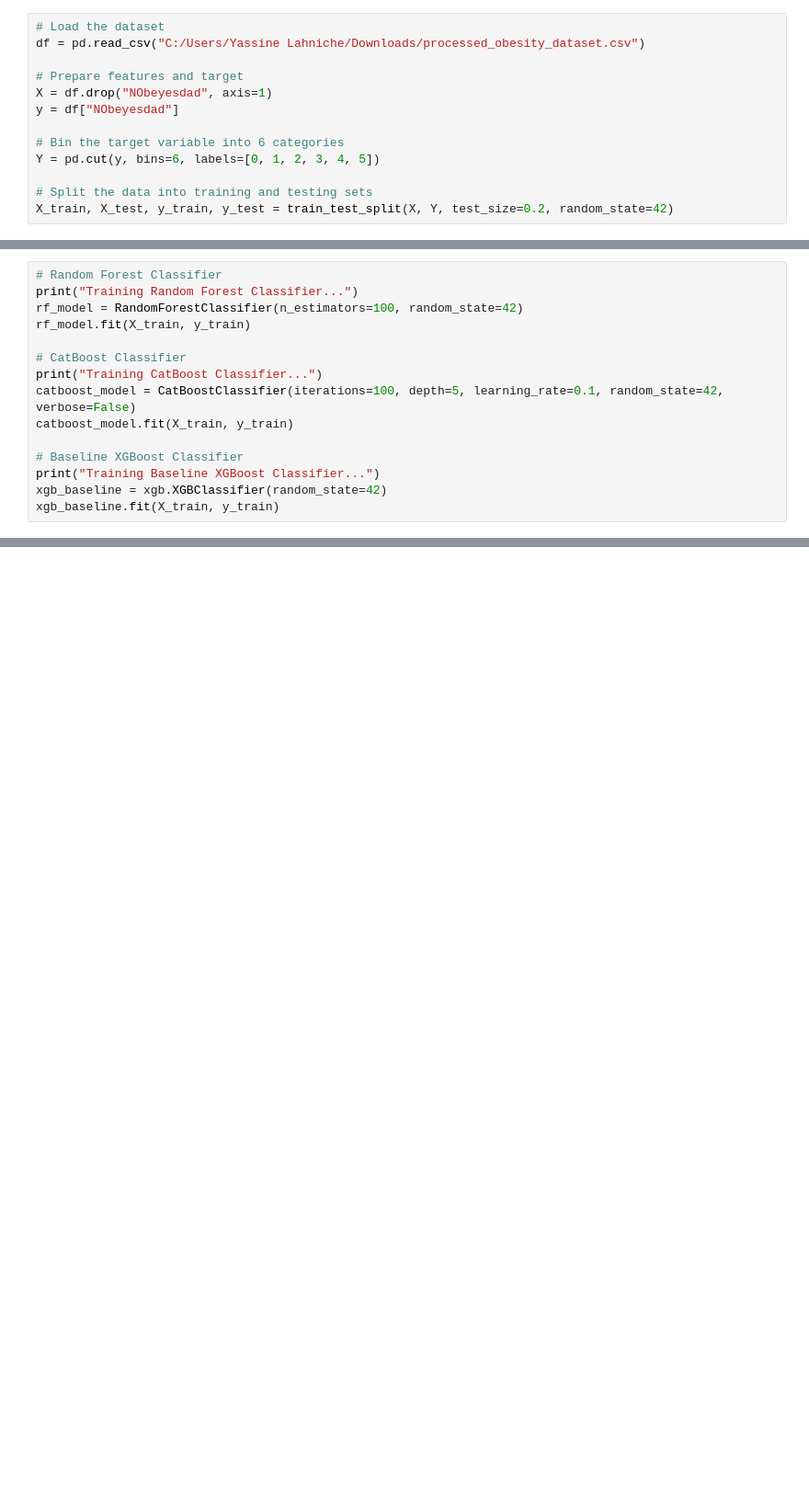
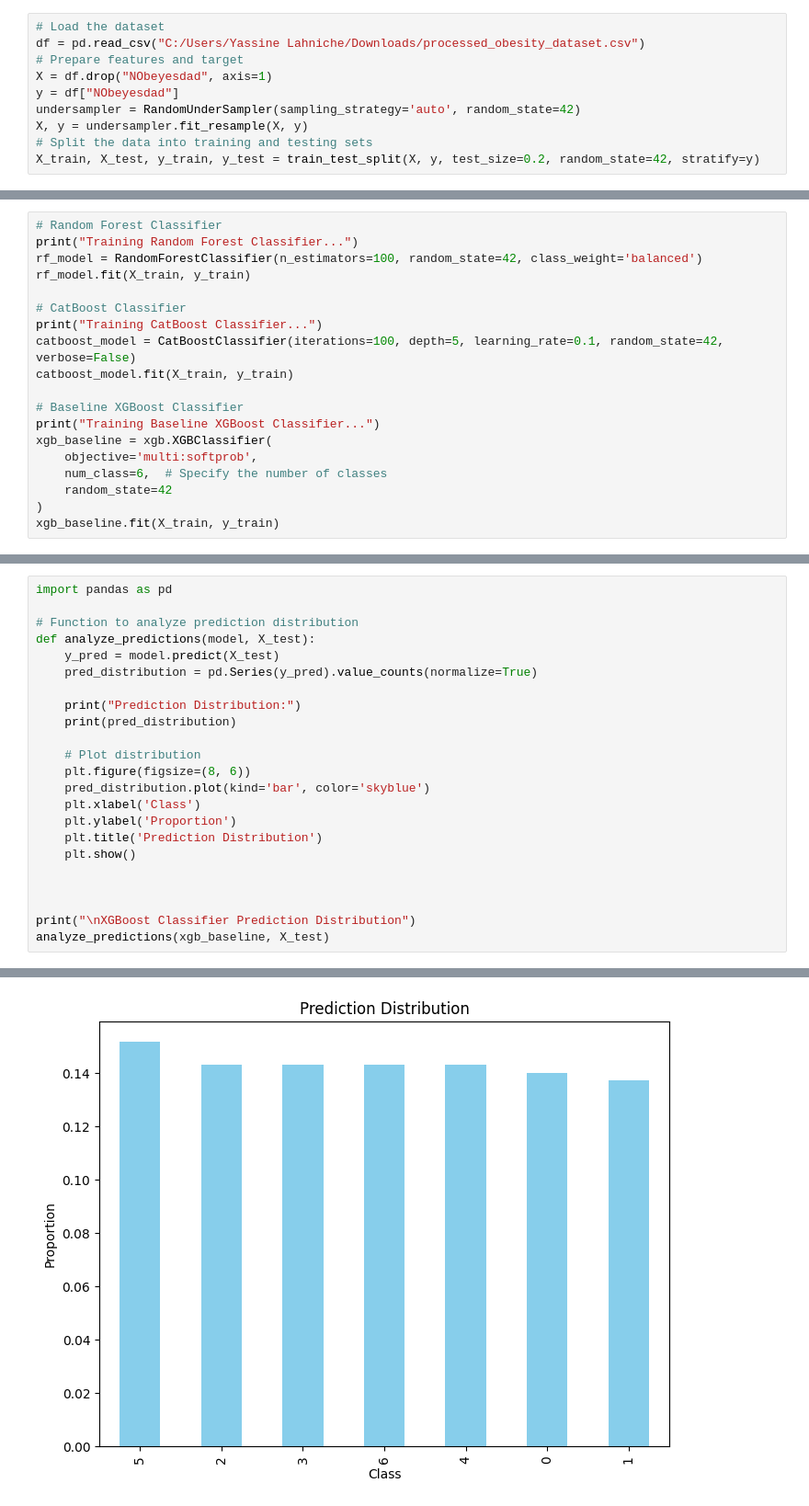
Before and after one commit to YassineLahniche/Coding-Week, a Jupyter notebook: notebooks/Training_models.ipynb, the cells around one changed output, grey strips where cells are left out. Shown at 92% size. Cells and saved outputs as stored; diff of their text form; blank space fills up the shorter version.

Commit message:
Undersampling

```diff
--- a/notebooks/Training_models.ipynb
+++ b/notebooks/Training_models.ipynb
@@ -20,13 +22,10 @@ import pickle
 # %%
 # Load the dataset
 df = pd.read_csv("C:/Users/Yassine Lahniche/Downloads/processed_obesity_dataset.csv")
-
 # Prepare features and target
 X = df.drop("NObeyesdad", axis=1)
 y = df["NObeyesdad"]
-
-# Bin the target variable into 6 categories
-Y = pd.cut(y, bins=6, labels=[0, 1, 2, 3, 4, 5])
-
+undersampler = RandomUnderSampler(sampling_strategy='auto', random_state=42)
+X, y = undersampler.fit_resample(X, y)
 # Split the data into training and testing sets
-X_train, X_test, y_train, y_test = train_test_split(X, Y, test_size=0.2, random_state=42)
+X_train, X_test, y_train, y_test = train_test_split(X, y, test_size=0.2, random_state=42, stratify=y)
@@ -33,7 +55,7 @@ X_train, X_test, y_train, y_test = train_test_split(X, Y, test_size=0.2, random_
 # %%
 # Random Forest Classifier
 print("Training Random Forest Classifier...")
-rf_model = RandomForestClassifier(n_estimators=100, random_state=42)
+rf_model = RandomForestClassifier(n_estimators=100, random_state=42, class_weight='balanced')
 rf_model.fit(X_train, y_train)
 
 # CatBoost Classifier
@@ -43,7 +65,11 @@ catboost_model.fit(X_train, y_train)
 
 # Baseline XGBoost Classifier
 print("Training Baseline XGBoost Classifier...")
-xgb_baseline = xgb.XGBClassifier(random_state=42)
+xgb_baseline = xgb.XGBClassifier(
+    objective='multi:softprob',
+    num_class=6,  # Specify the number of classes
+    random_state=42
+)
 xgb_baseline.fit(X_train, y_train)
 # %% [output]
 Training Random Forest Classifier...
@@ -213,0 +154,24 @@ Models saved successfully!
+# %%
+import pandas as pd
+
+# Function to analyze prediction distribution
+def analyze_predictions(model, X_test):
+    y_pred = model.predict(X_test)
+    pred_distribution = pd.Series(y_pred).value_counts(normalize=True)
+
+    print("Prediction Distribution:")
+    print(pred_distribution)
+
+    # Plot distribution
+    plt.figure(figsize=(8, 6))
+    pred_distribution.plot(kind='bar', color='skyblue')
+    plt.xlabel('Class')
+    plt.ylabel('Proportion')
+    plt.title('Prediction Distribution')
+    plt.show()
+
+
+
+print("\nXGBoost Classifier Prediction Distribution")
+analyze_predictions(xgb_baseline, X_test)
+# %% [output]
@@ -213,0 +188 @@ Models saved successfully!
+[figure, added]
```
Also changed, not shown: parts of 11 cells of this notebook, 1 other file.
